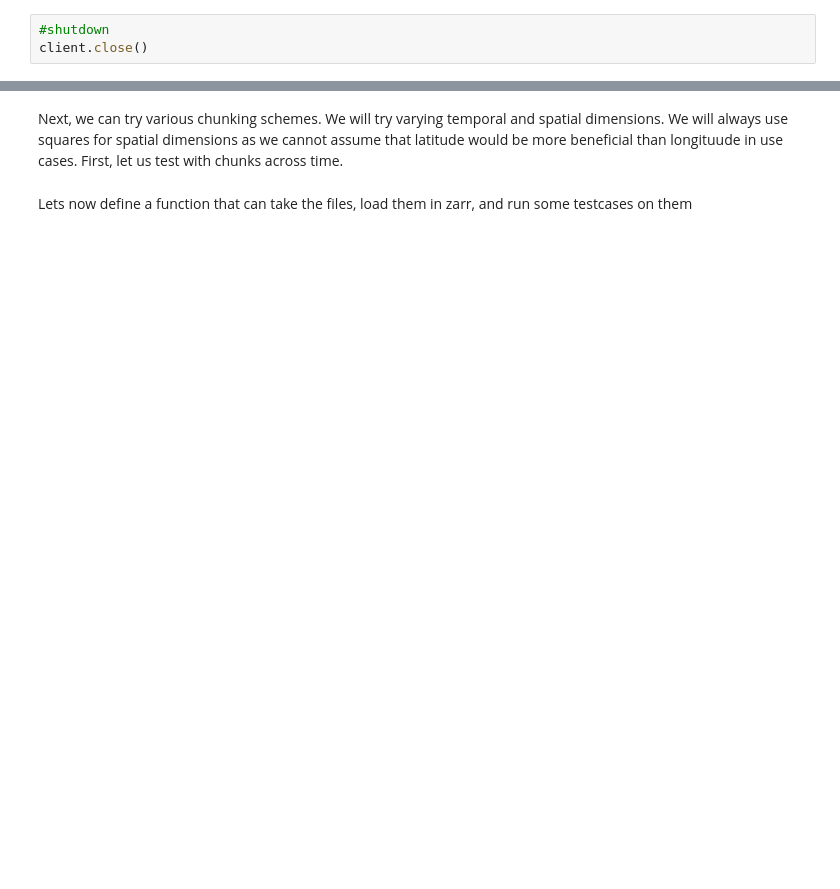
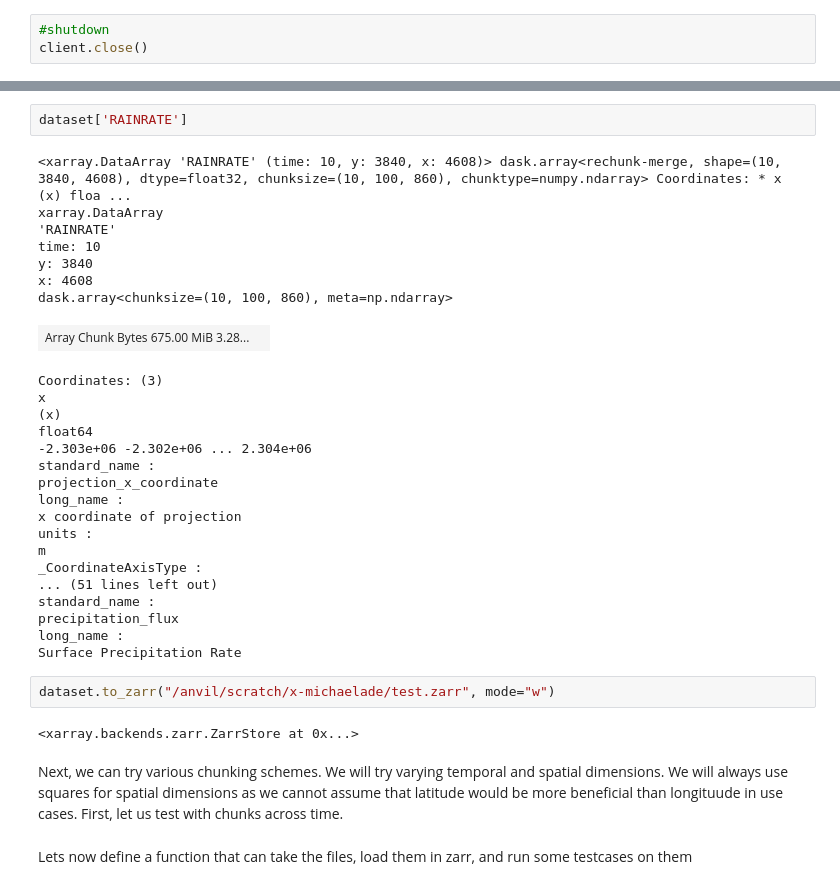
Before and after one commit to I-GUIDE/dataminecloudoptimized, a Jupyter notebook: Benchmark.ipynb, the cells around one changed output, grey strips where cells are left out. Drawn from its saved outputs; the diff is of its cells as text; blank space fills up the shorter version.

```diff
--- a/Benchmark.ipynb
+++ b/Benchmark.ipynb
@@ -69,3 +60,35 @@ Surface Precipitation Rate
+# %%
+dataset['RAINRATE']
+# %% [output]
+<xarray.DataArray 'RAINRATE' (time: 10, y: 3840, x: 4608)> dask.array<rechunk-merge, shape=(10, 3840, 4608), dtype=float32, chunksize=(10, 100, 860), chunktype=numpy.ndarray> Coordinates: * x (x) floa ...
+xarray.DataArray
+'RAINRATE'
+time: 10
+y: 3840
+x: 4608
+dask.array<chunksize=(10, 100, 860), meta=np.ndarray>
+| Array Chunk Bytes 675.00 MiB 3.28... |  |
+Coordinates: (3)
+x
+(x)
+float64
+-2.303e+06 -2.302e+06 ... 2.304e+06
+standard_name :
+projection_x_coordinate
+long_name :
+x coordinate of projection
+units :
+m
+_CoordinateAxisType :
+... (51 lines left out)
+standard_name :
+precipitation_flux
+long_name :
+Surface Precipitation Rate
+# %%
+dataset.to_zarr("/anvil/scratch/x-michaelade/test.zarr", mode="w")
+# %% [output]
+<xarray.backends.zarr.ZarrStore at 0x...>
 # %% [markdown]
 Next, we can try various chunking schemes. We will try varying temporal and spatial dimensions. We will always use squares for spatial dimensions as we cannot assume that latitude would be more beneficial than longituude in use cases. First, let us test with chunks across time.
 # %% [markdown]
```
Also changed, not shown: parts of 14 cells of this notebook, 27 other files.
